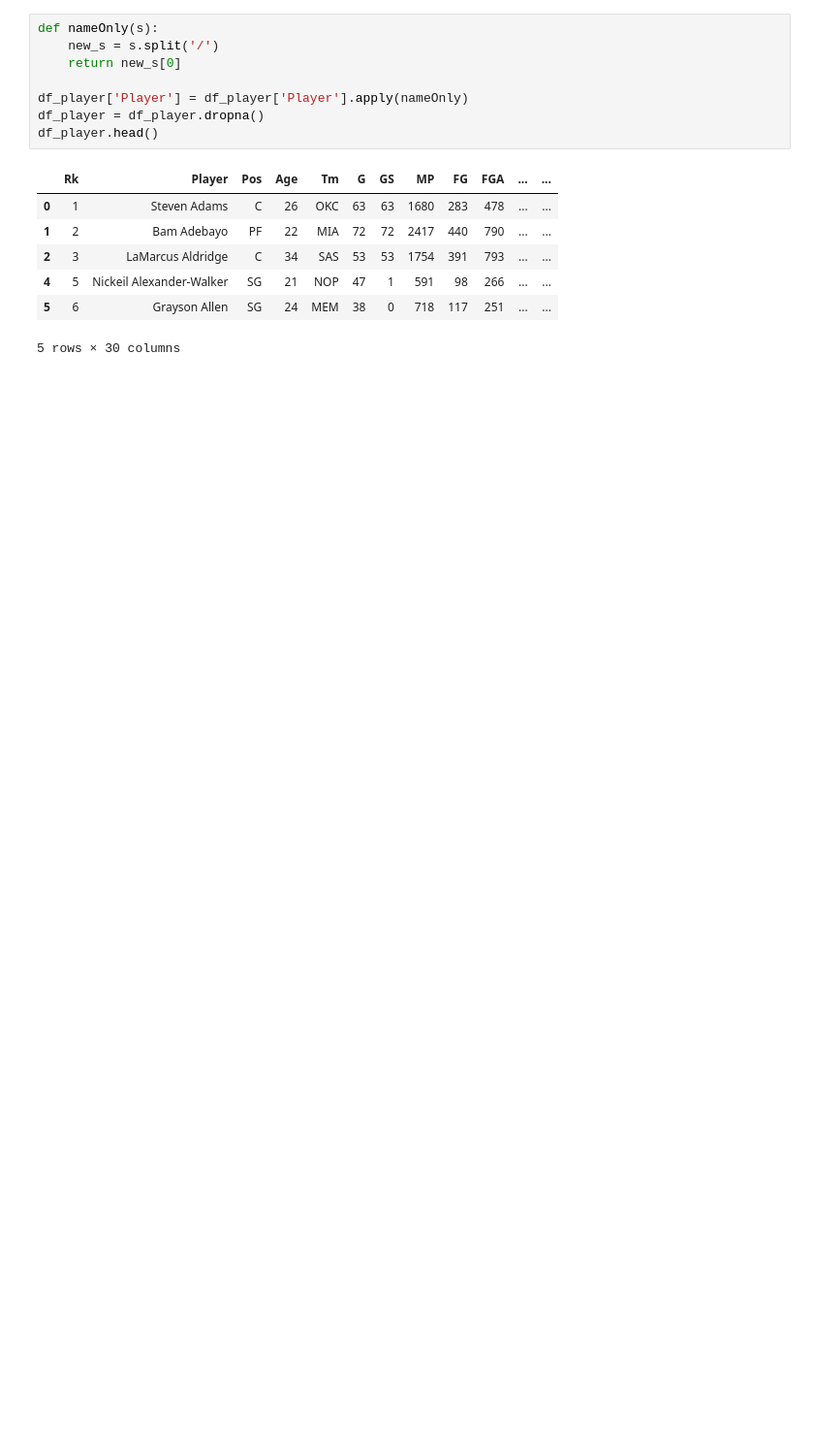
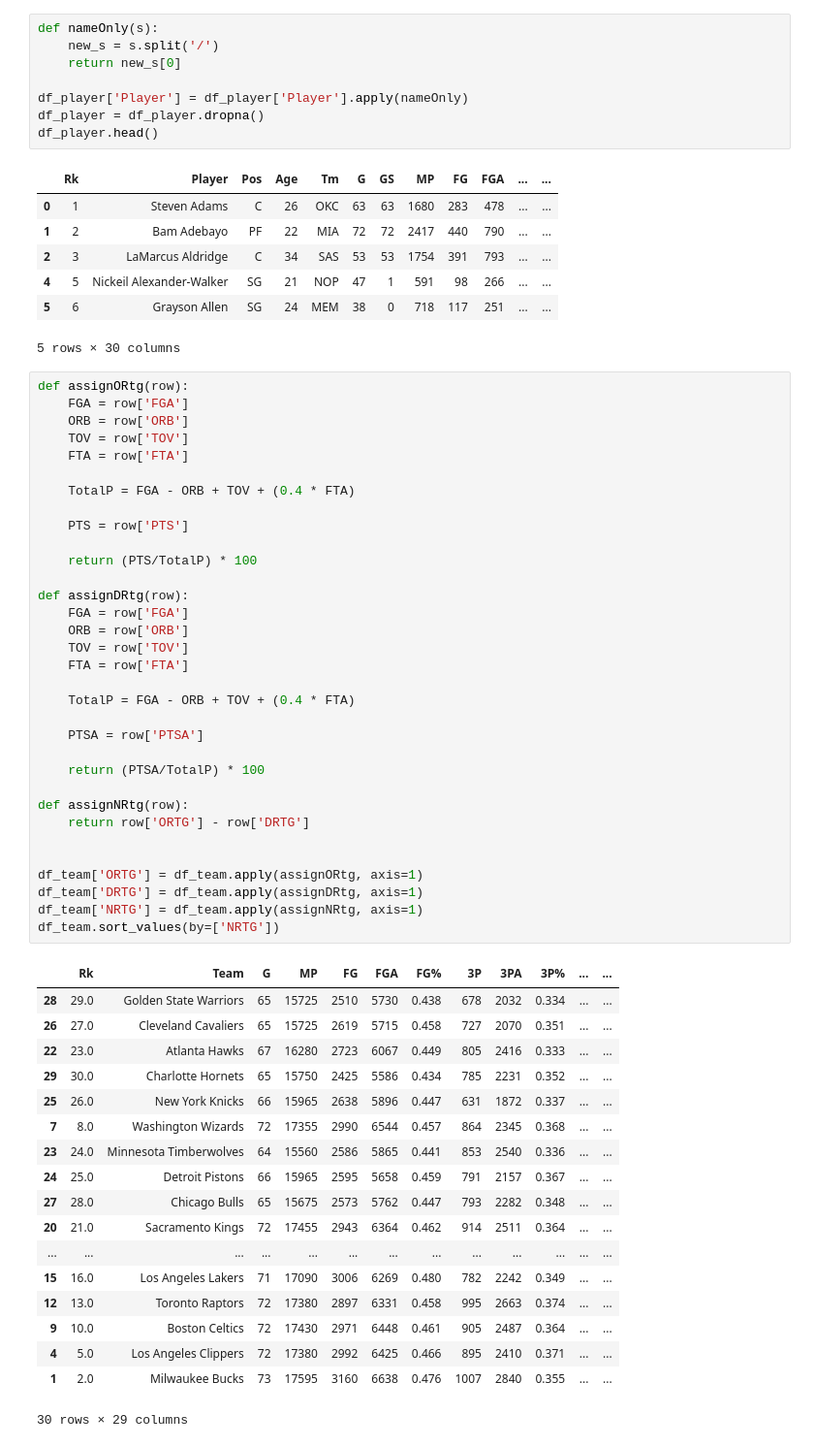
Before and after one commit to fahad-shaik/NBAOffensiveDefensive, a Jupyter notebook: code/main.ipynb, the cells around one changed output. Shown: that part at 97% size. Drawn from its saved outputs; the diff is of its cells as text; blank space fills up the shorter version.

```diff
--- a/code/main.ipynb
+++ b/code/main.ipynb
@@ -63,3 +63,55 @@ df_player.head()
 | 4 | 5 | Nickeil Alexander-Walker | SG | 21 | NOP | 47 | 1 | 591 | 98 | 266 | ... | ... |
 | 5 | 6 | Grayson Allen | SG | 24 | MEM | 38 | 0 | 718 | 117 | 251 | ... | ... |
 5 rows × 30 columns
+# %%
+def assignORtg(row):
+    FGA = row['FGA']
+    ORB = row['ORB']
+    TOV = row['TOV']
+    FTA = row['FTA']
+
+    TotalP = FGA - ORB + TOV + (0.4 * FTA)
+
+    PTS = row['PTS']
+
+    return (PTS/TotalP) * 100
+
+def assignDRtg(row):
+    FGA = row['FGA']
+    ORB = row['ORB']
+    TOV = row['TOV']
+    FTA = row['FTA']
+
+    TotalP = FGA - ORB + TOV + (0.4 * FTA)
+
+    PTSA = row['PTSA']
+
+    return (PTSA/TotalP) * 100
+
+def assignNRtg(row):
+    return row['ORTG'] - row['DRTG']
+
+
+df_team['ORTG'] = df_team.apply(assignORtg, axis=1)
+df_team['DRTG'] = df_team.apply(assignDRtg, axis=1)
+df_team['NRTG'] = df_team.apply(assignNRtg, axis=1)
+df_team.sort_values(by=['NRTG'])
+# %% [output]
+|  | Rk | Team | G | MP | FG | FGA | FG% | 3P | 3PA | 3P% | ... | ... |
+| 28 | 29.0 | Golden State Warriors | 65 | 15725 | 2510 | 5730 | 0.438 | 678 | 2032 | 0.334 | ... | ... |
+| 26 | 27.0 | Cleveland Cavaliers | 65 | 15725 | 2619 | 5715 | 0.458 | 727 | 2070 | 0.351 | ... | ... |
+| 22 | 23.0 | Atlanta Hawks | 67 | 16280 | 2723 | 6067 | 0.449 | 805 | 2416 | 0.333 | ... | ... |
+| 29 | 30.0 | Charlotte Hornets | 65 | 15750 | 2425 | 5586 | 0.434 | 785 | 2231 | 0.352 | ... | ... |
+| 25 | 26.0 | New York Knicks | 66 | 15965 | 2638 | 5896 | 0.447 | 631 | 1872 | 0.337 | ... | ... |
+| 7 | 8.0 | Washington Wizards | 72 | 17355 | 2990 | 6544 | 0.457 | 864 | 2345 | 0.368 | ... | ... |
+| 23 | 24.0 | Minnesota Timberwolves | 64 | 15560 | 2586 | 5865 | 0.441 | 853 | 2540 | 0.336 | ... | ... |
+| 24 | 25.0 | Detroit Pistons | 66 | 15965 | 2595 | 5658 | 0.459 | 791 | 2157 | 0.367 | ... | ... |
+| 27 | 28.0 | Chicago Bulls | 65 | 15675 | 2573 | 5762 | 0.447 | 793 | 2282 | 0.348 | ... | ... |
+| 20 | 21.0 | Sacramento Kings | 72 | 17455 | 2943 | 6364 | 0.462 | 914 | 2511 | 0.364 | ... | ... |
+| ... | ... | ... | ... | ... | ... | ... | ... | ... | ... | ... | ... | ... |
+| 15 | 16.0 | Los Angeles Lakers | 71 | 17090 | 3006 | 6269 | 0.480 | 782 | 2242 | 0.349 | ... | ... |
+| 12 | 13.0 | Toronto Raptors | 72 | 17380 | 2897 | 6331 | 0.458 | 995 | 2663 | 0.374 | ... | ... |
+| 9 | 10.0 | Boston Celtics | 72 | 17430 | 2971 | 6448 | 0.461 | 905 | 2487 | 0.364 | ... | ... |
+| 4 | 5.0 | Los Angeles Clippers | 72 | 17380 | 2992 | 6425 | 0.466 | 895 | 2410 | 0.371 | ... | ... |
+| 1 | 2.0 | Milwaukee Bucks | 73 | 17595 | 3160 | 6638 | 0.476 | 1007 | 2840 | 0.355 | ... | ... |
+30 rows × 29 columns
```
Also changed, not shown: parts of 2 cells of this notebook, 1 other file.
